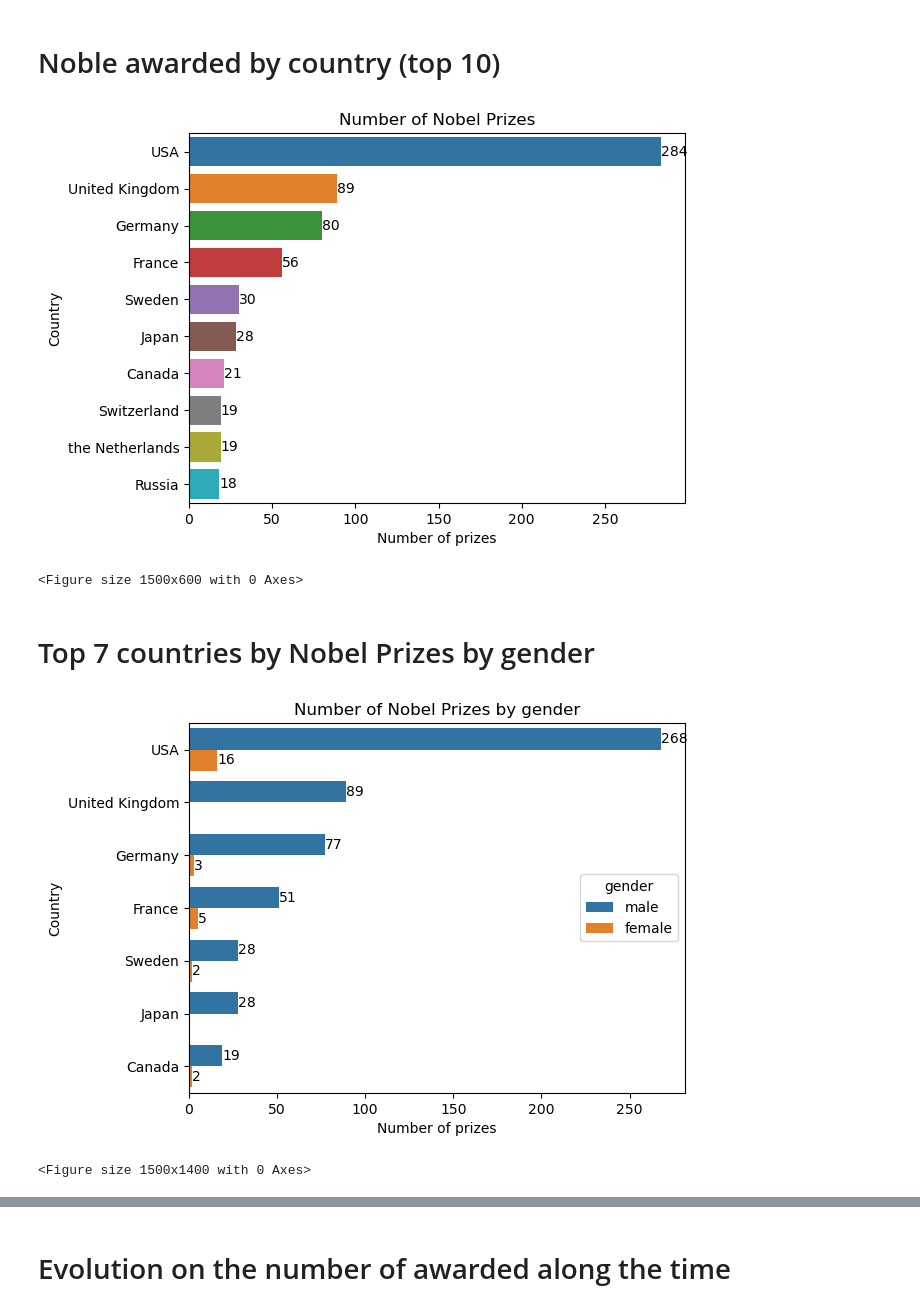
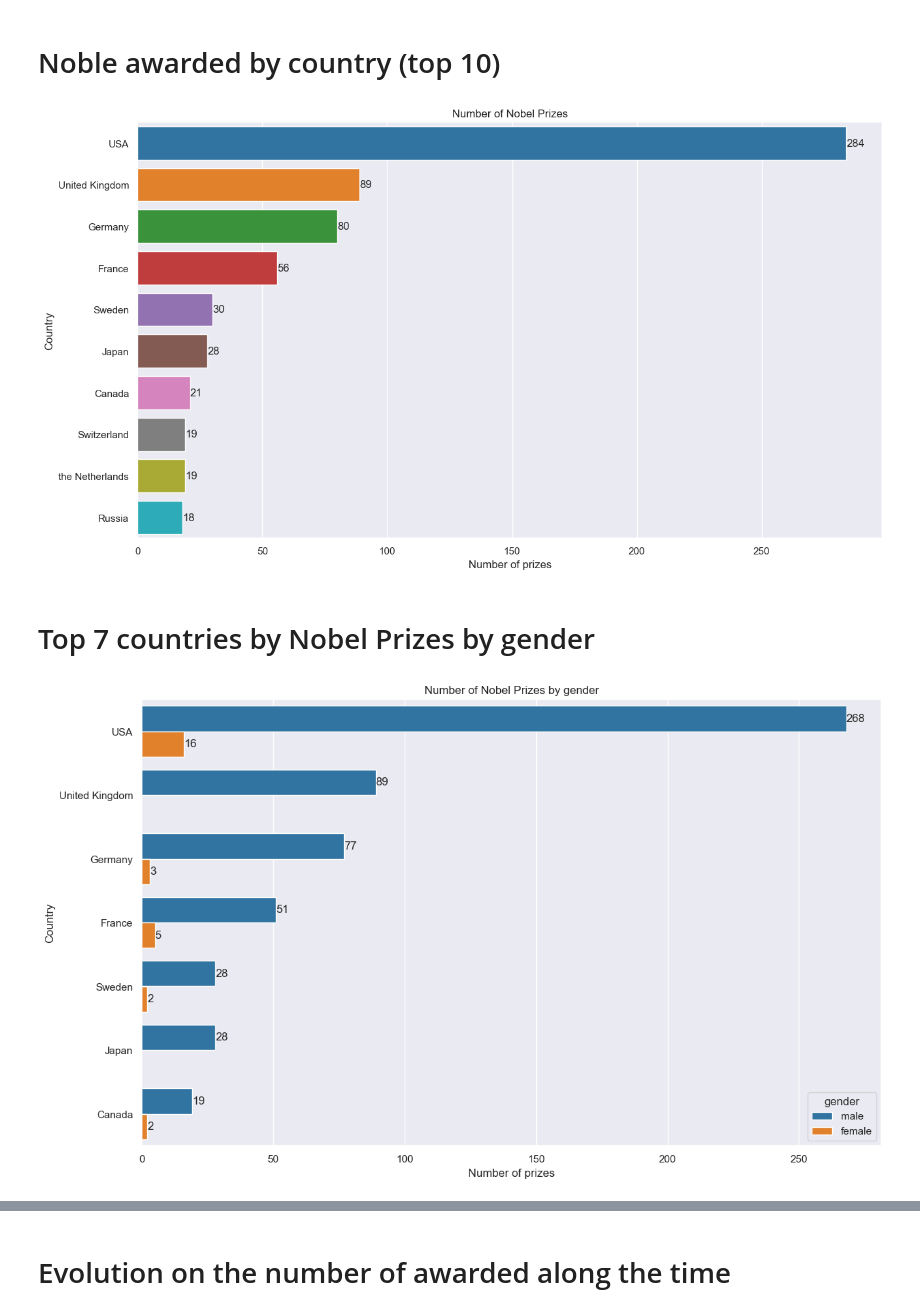
Before and after one commit to GuilleNes/Project-2.-Nobel-Awards-Analysis, a Jupyter notebook: Src/Visualization.ipynb, the cells around one changed output, grey strips where cells are left out. Cells and saved outputs as stored; diff of their text form; code cells hidden in the pictures.

```diff
--- a/Src/Visualization.ipynb
+++ b/Src/Visualization.ipynb
@@ -63,16 +47,15 @@ df3
 # %%
 var_1=df1["Country"].value_counts().head(10)
 
 plot_1=sns.countplot(y= df1["Country"], order=var_1.index, palette = "tab10")
 plot_1.bar_label(plot_1.containers[0])
 plot_1.set(title = 'Number of Nobel Prizes')
 plot_1.set(xlabel='Number of prizes')
-plt.figure(figsize = (15,6))
+sns.set(rc={'figure.figsize':(14.0,8.5)})
 
 plot_1.figure.savefig("../images/Plot_1.jpg", dpi=1000, bbox_inches = "tight")
 # %% [output]
-[figure, old version]
+[figure, new version]
-<Figure size 1500x600 with 0 Axes>
 # %% [markdown]
 # Top 7 countries by Nobel Prizes by gender
 # %%
@@ -84,12 +67,11 @@ plot_2.bar_label(plot_2.containers[0])
 plot_2.bar_label(plot_2.containers[1])
 plot_2.set(title = 'Number of Nobel Prizes by gender')
 plot_2.set(xlabel='Number of prizes')
-plt.figure(figsize = (15,14))
+sns.set(rc={'figure.figsize':(14.0,8.5)})
 
 plot_2.figure.savefig("../images/Plot_2.jpg", dpi=1000, bbox_inches = "tight")
 # %% [output]
-[figure, old version]
+[figure, new version]
-<Figure size 1500x1400 with 0 Axes>
 # %%
 df1_ = df1[(df1["AwardYear"]<2020)]
 plot_3 = sns.kdeplot(x=df1.AwardYear, hue=df1.gender, fill=True)
```
Also changed, not shown: parts of 6 cells of this notebook, 7 other files.
